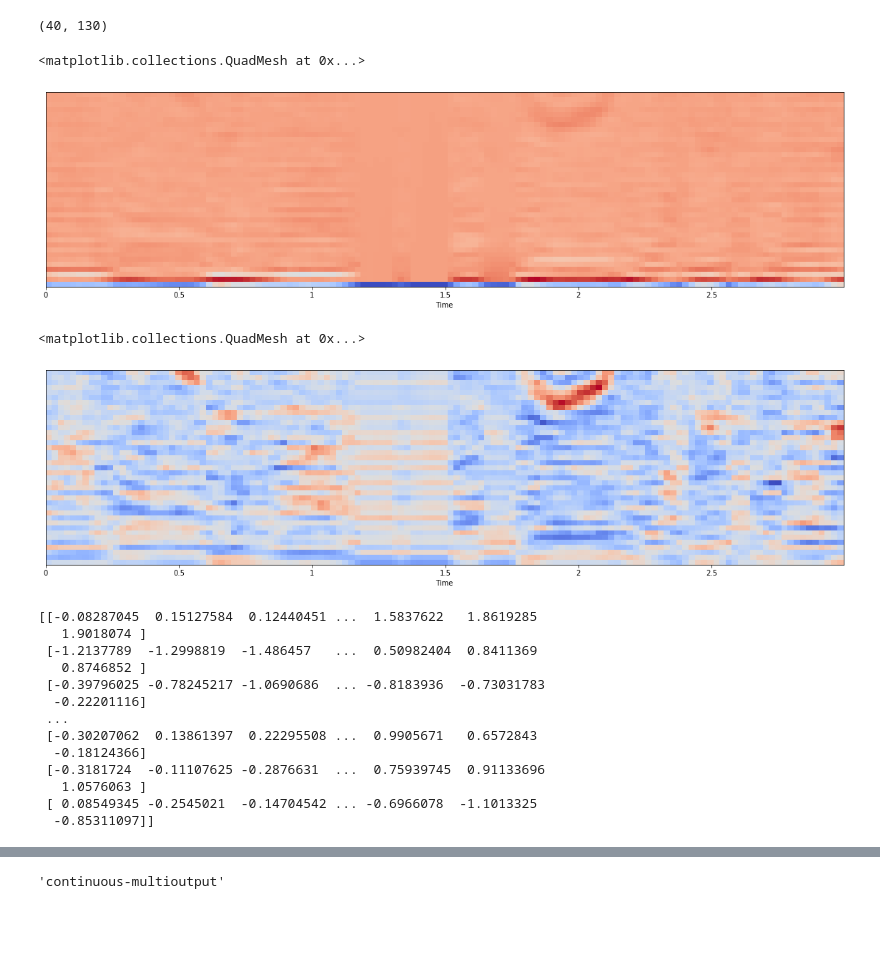
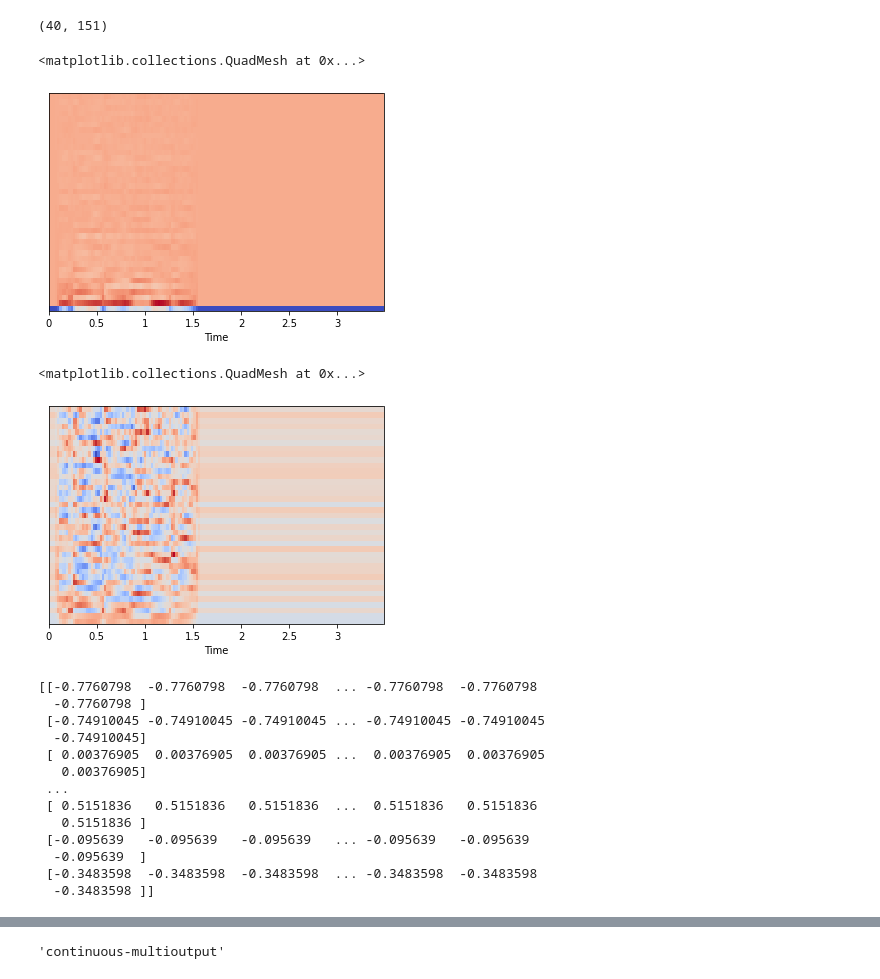
Before and after one commit to divyakumar95/Speech2Speech, a Jupyter notebook: DeepLearning_CA01.ipynb, the cells around one changed output, grey strips where cells are left out. Cells and saved outputs as stored; diff of their text form; code cells hidden in the pictures; blank space fills up the shorter version.

```diff
--- a/DeepLearning_CA01.ipynb
+++ b/DeepLearning_CA01.ipynb
@@ -54,0 +252,4 @@ from sklearn.preprocessing import MinMaxScaler
+# %%
+data = 'chunked/data.csv'
+df = pd.read_csv(data)
+df.head()
@@ -131,11 +334,11 @@ print(new_output_df.isnull().sum().sum())
 # %%
-from sklearn.preprocessing import MinMaxScaler
-
-Sample1 = 'chunked/Test/Harry_English_part_4_12.wav'
+Sample1 = df.iloc[4][0]
 
 in_x, sr = librosa.load(Sample1)
 data = librosa.feature.mfcc(in_x, sr=sr, n_mfcc = 40)
-#scaler = MinMaxScaler(feature_range=(0, 1))
+#data, phase = librosa.magphase(librosa.stft(in_x, n_fft=256))
+#scaler = StandardScaler()
+#scaler = MinMaxScaler()
 #scaler = scaler.fit(data)
 #data = scaler.transform(data)
 print('before transform ', data[0][:10])
@@ -179,37 +378,36 @@ show_data(data)
 # %%
 # MFCC
-plt.figure(figsize=(20,5))
 mfcc_1 = librosa.feature.mfcc(in_x, sr=sr, n_mfcc = 40)
 print(mfcc_1.shape)
 
 librosa.display.specshow(mfcc_1, sr=sr, x_axis='time')
 # %% [output]
-(40, 130)
+(40, 151)
 <matplotlib.collections.QuadMesh at 0x...>
-[figure, old version]
+[figure, new version]
 # %%
 mfccs = sklearn.preprocessing.scale(mfcc_1, axis=1)
-plt.figure(figsize=(20,5))
+#plt.figure(figsize=(20,5))
 librosa.display.specshow(mfccs, sr=sr, x_axis='time')
 # %% [output]
 <matplotlib.collections.QuadMesh at 0x...>
-[figure, old version]
+[figure, new version]
 # %%
 print(mfccs)
 # %% [output]
-[[-0.08287045  0.15127584  0.12440451 ...  1.5837622   1.8619285
-   1.9018074 ]
- [-1.2137789  -1.2998819  -1.486457   ...  0.50982404  0.8411369
-   0.8746852 ]
- [-0.39796025 -0.78245217 -1.0690686  ... -0.8183936  -0.73031783
-  -0.22201116]
+[[-0.7760798  -0.7760798  -0.7760798  ... -0.7760798  -0.7760798
+  -0.7760798 ]
+ [-0.74910045 -0.74910045 -0.74910045 ... -0.74910045 -0.74910045
+  -0.74910045]
+ [ 0.00376905  0.00376905  0.00376905 ...  0.00376905  0.00376905
+   0.00376905]
  ...
- [-0.30207062  0.13861397  0.22295508 ...  0.9905671   0.6572843
-  -0.18124366]
- [-0.3181724  -0.11107625 -0.2876631  ...  0.75939745  0.91133696
-   1.0576063 ]
- [ 0.08549345 -0.2545021  -0.14704542 ... -0.6966078  -1.1013325
-  -0.85311097]]
+ [ 0.5151836   0.5151836   0.5151836  ...  0.5151836   0.5151836
+   0.5151836 ]
+ [-0.095639   -0.095639   -0.095639   ... -0.095639   -0.095639
+  -0.095639  ]
+ [-0.3483598  -0.3483598  -0.3483598  ... -0.3483598  -0.3483598
+  -0.3483598 ]]
 # %%
 S, phase = librosa.magphase(librosa.stft(in_x))
 rms = librosa.feature.rms(S=S)
```
Also changed, not shown: parts of 69 cells of this notebook, 12 other files.
